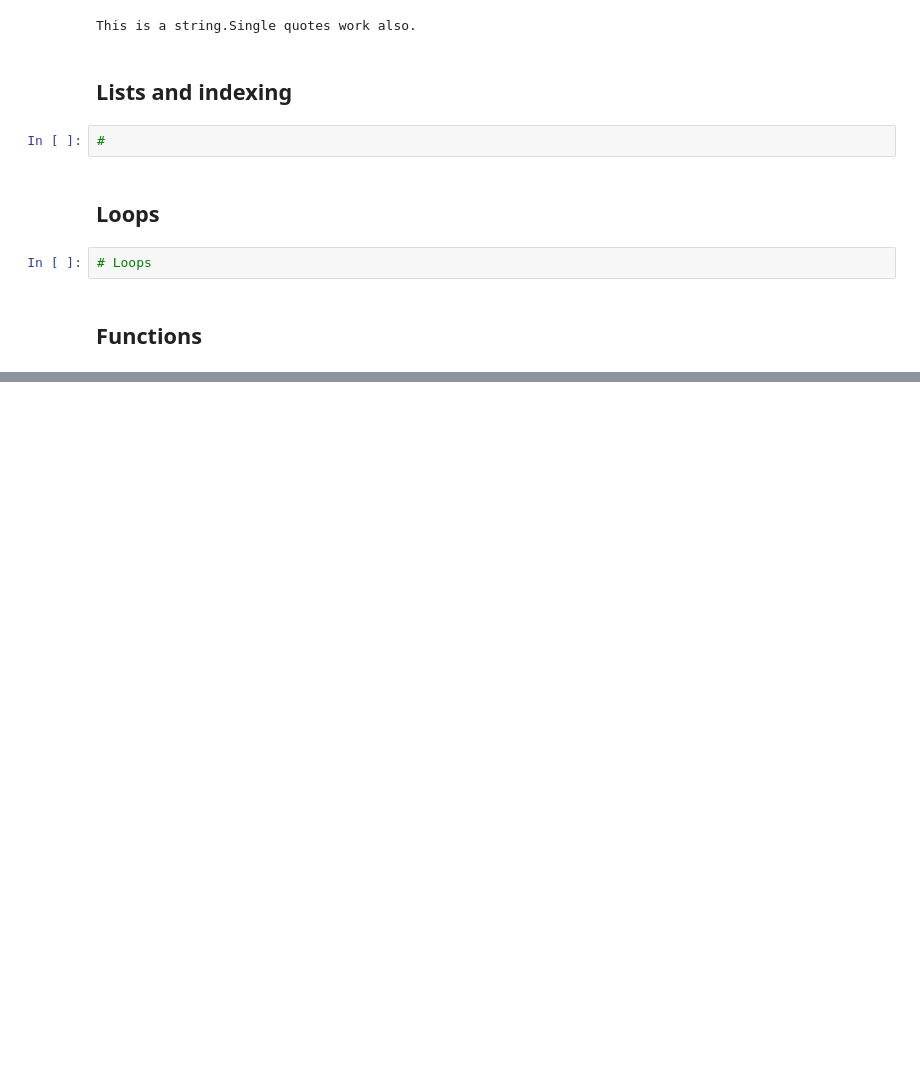
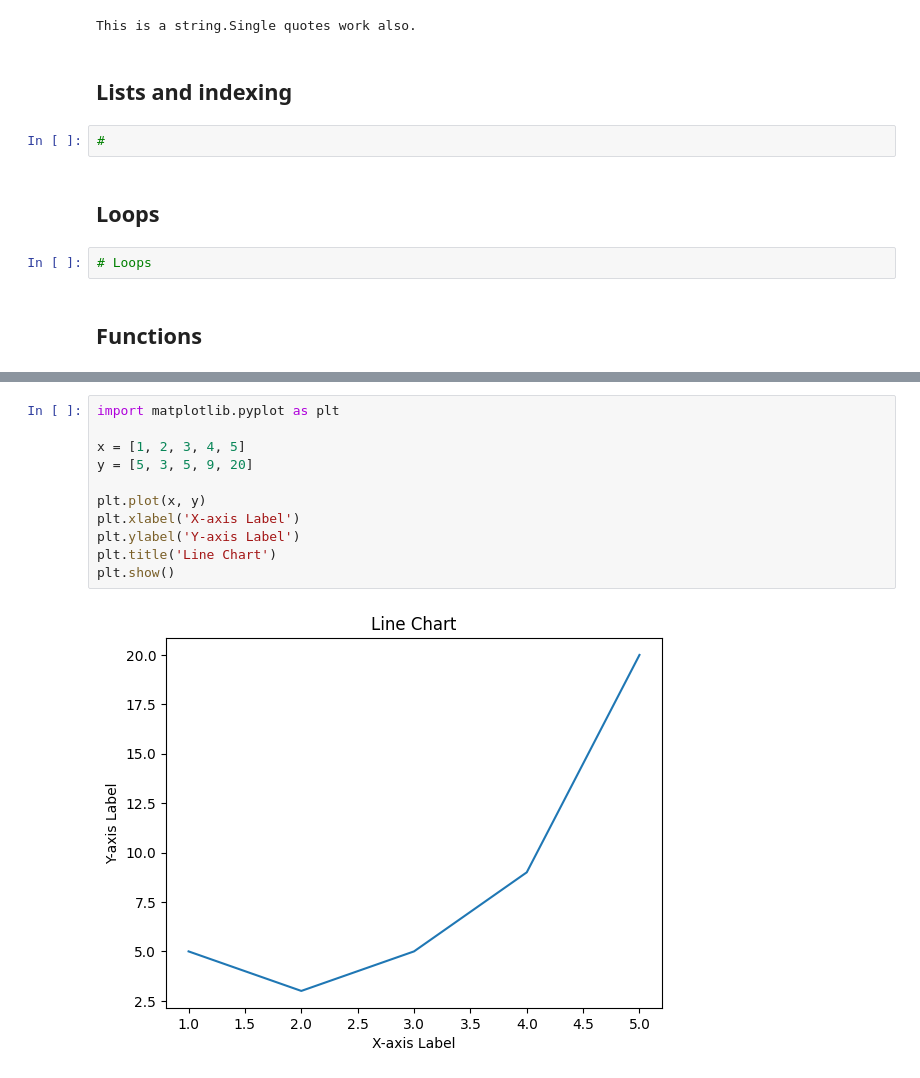
Before and after one commit to williams-bhs/williams-bhs.github.io, a Jupyter notebook: notebooks/Python_Notebook_Introduction.ipynb, the cells around one changed output, grey strips where cells are left out. Cells and saved outputs as stored; diff of their text form; blank space fills up the shorter version.

```diff
--- a/notebooks/Python_Notebook_Introduction.ipynb
+++ b/notebooks/Python_Notebook_Introduction.ipynb
@@ -84,0 +89,13 @@ This is a string.Single quotes work also.
+# %%
+import matplotlib.pyplot as plt
+
+x = [1, 2, 3, 4, 5]
+y = [5, 3, 5, 9, 20]
+
+plt.plot(x, y)
+plt.xlabel('X-axis Label')
+plt.ylabel('Y-axis Label')
+plt.title('Line Chart')
+plt.show()
+# %% [output]
+[figure, added]
```
Also changed, not shown: parts of 6 cells of this notebook.
